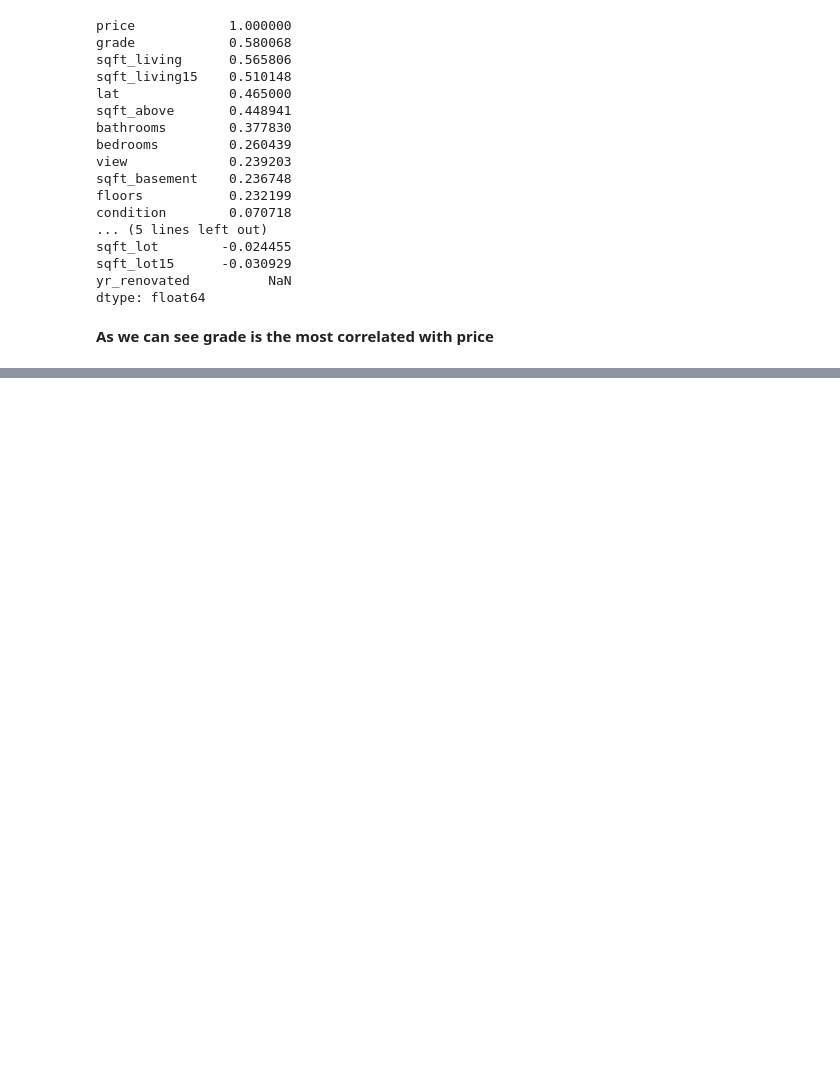
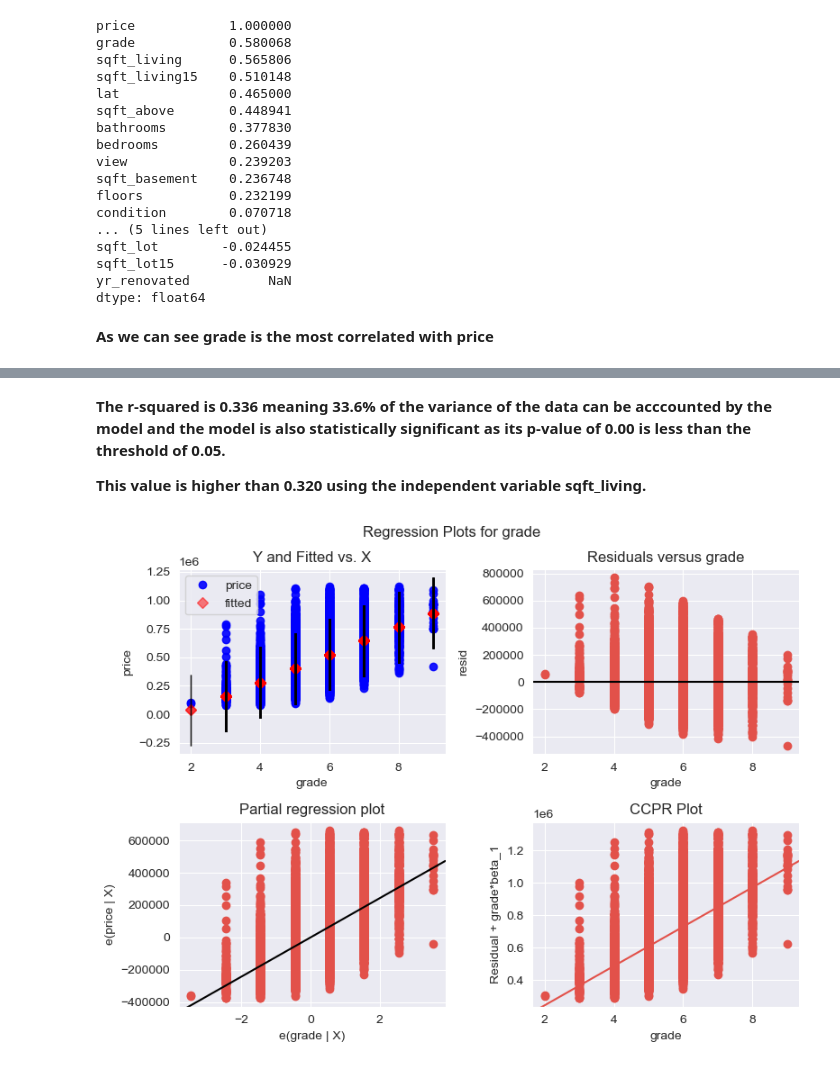
Before and after one commit to DennisWainaina/Megamax-Real-Estate-House-Project, a Jupyter notebook: index.ipynb, the cells around one changed output, grey strips where cells are left out. Drawn from its saved outputs; the diff is of its cells as text; code cells hidden in the pictures; blank space fills up the shorter version.

```diff
--- a/index.ipynb
+++ b/index.ipynb
@@ -1192,0 +1238,11 @@ dtype: float64
+# %%
+# Now building the model with grade
+y  # Dependent variable
+x = combined_df['grade']  # Independent variable
+
+# Model
+model = sm.OLS(y, sm.add_constant(x))
+results = model.fit()
+
+# Seeing results
+results.summary()
@@ -1192,0 +1269,10 @@ dtype: float64
+# %% [markdown]
+**The r-squared is 0.336 meaning 33.6% of the variance of the data can be acccounted by the model and the model is also statistically significant as its p-value of 0.00 is less than the threshold of 0.05.**
+
+**This value is higher than 0.320 using the independent variable sqft_living.**
+# %%
+# Plotting scatterplot to see linear relationship
+sm.graphics.plot_regress_exog(results, 'grade', fig=plt.figure(figsize=(8, 6)))
+plt.show();
+# %% [output]
+[figure, added]
```
Also changed, not shown: parts of 6 cells of this notebook.
